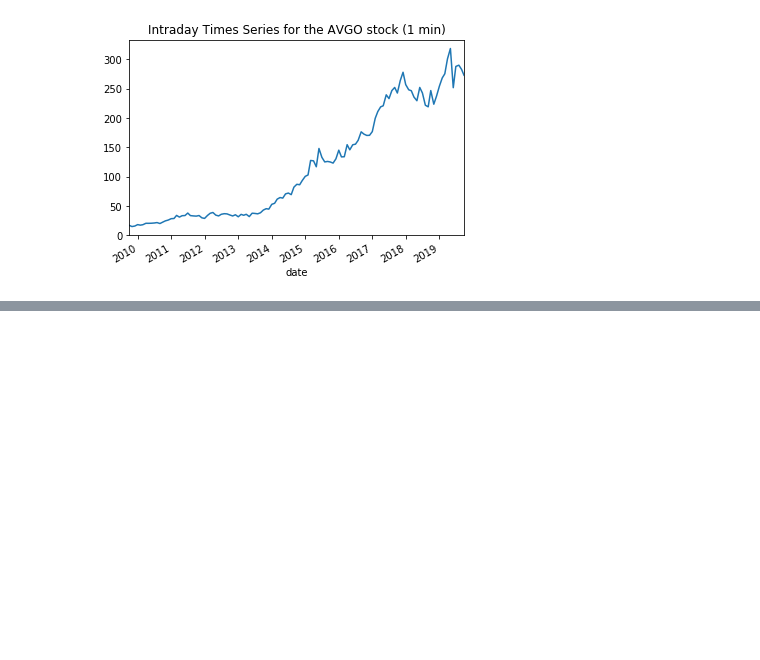
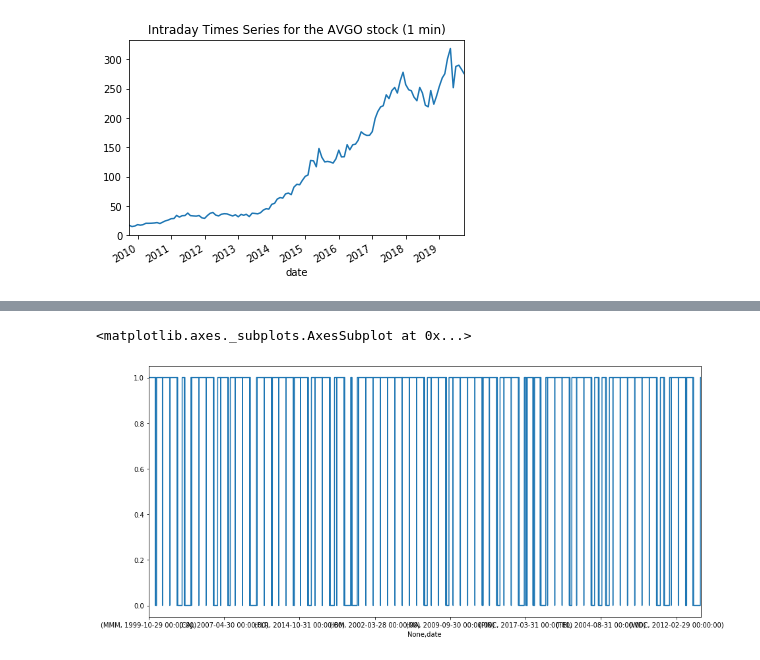
Before and after one commit to Lowenharz/95_companies, a Jupyter notebook: script/stock.ipynb, the cells around one changed output, grey strips where cells are left out. Drawn from its saved outputs; the diff is of its cells as text; code cells hidden in the pictures; blank space fills up the shorter version.

```diff
--- a/script/stock.ipynb
+++ b/script/stock.ipynb
@@ -40,0 +51,32 @@ plt.show()
+# %%
+# ticker  = NYSE_or_NASDAQ[0]
+# ts = TimeSeries(key='GBGYE5KAQ6QKCCQG', output_format='pandas')
+# data1, meta_data = ts.get_monthly(symbol=ticker)
+# pprint(data1.head(3))
+
+# ticker  = NYSE_or_NASDAQ[1]
+# ts = TimeSeries(key='GBGYE5KAQ6QKCCQG', output_format='pandas')
+# data2, meta_data = ts.get_monthly(symbol=ticker)
+# pprint(data2.head(3))
+
+# NYSE_or_NASDAQ_2 = NYSE_or_NASDAQ
+# result = pd.DataFrame()
+appended_data = []
+
+for ticker in NYSE_or_NASDAQ:
+    print(ticker)
+    if ticker == 'LNKD':
+        continue
+    ts = TimeSeries(key='BGXZPAKXTF6DXMSS', output_format='pandas')
+    data, meta_data = ts.get_monthly(symbol=ticker)
+    appended_data.append(data['4. close'])
+
+result = pd.concat(appended_data, axis=1)
+
+pprint(result)
+
+
+# result = pd.concat([data1['4. close'], data2['4. close']], axis=1)
+
+# # df = pd.DataFrame(data, index=index, columns=columns)
+# # pprint(data['4. close'].head(2))
@@ -40,0 +101,6 @@ plt.show()
+# %%
+# ts = TimeSeries(key='GBGYE5KAQ6QKCCQG', output_format='pandas')
+# data1, meta_data = ts.get_monthly(symbol='MAN')
+# pprint(data1.head(3))
+NYSE_or_NASDAQ.remove('LNKD')
+print(NYSE_or_NASDAQ)
@@ -40,0 +109,2 @@ plt.show()
+# %%
+result.columns=NYSE_or_NASDAQ
@@ -40,0 +169,6 @@ plt.show()
+# %%
+fig, ax = plt.subplots(figsize=(15,7))
+result.groupby(['date']).count().unstack().plot(ax=ax)
+# %% [output]
+<matplotlib.axes._subplots.AxesSubplot at 0x...>
+[figure, added]
```
Also changed, not shown: parts of 9 cells of this notebook, 2 other files.
